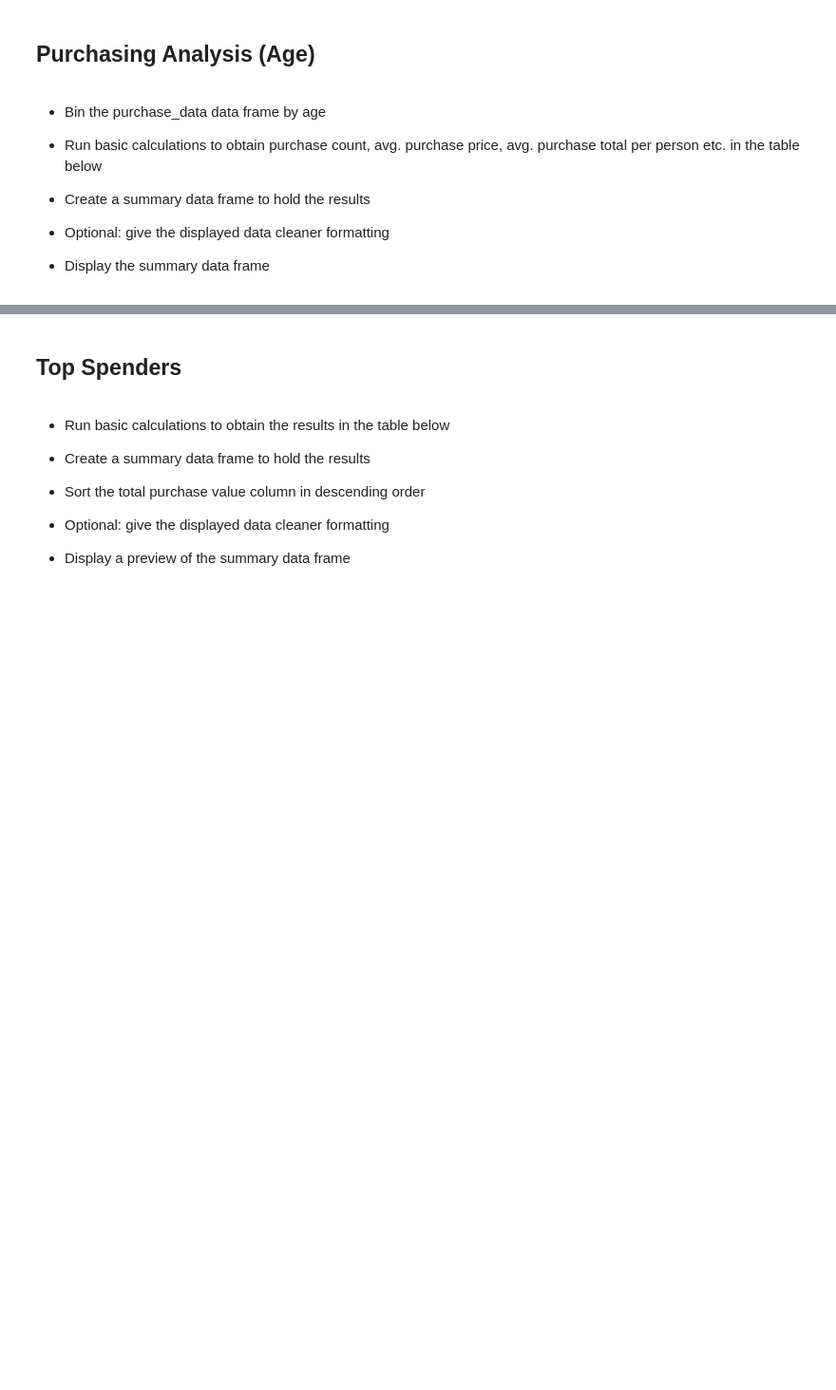
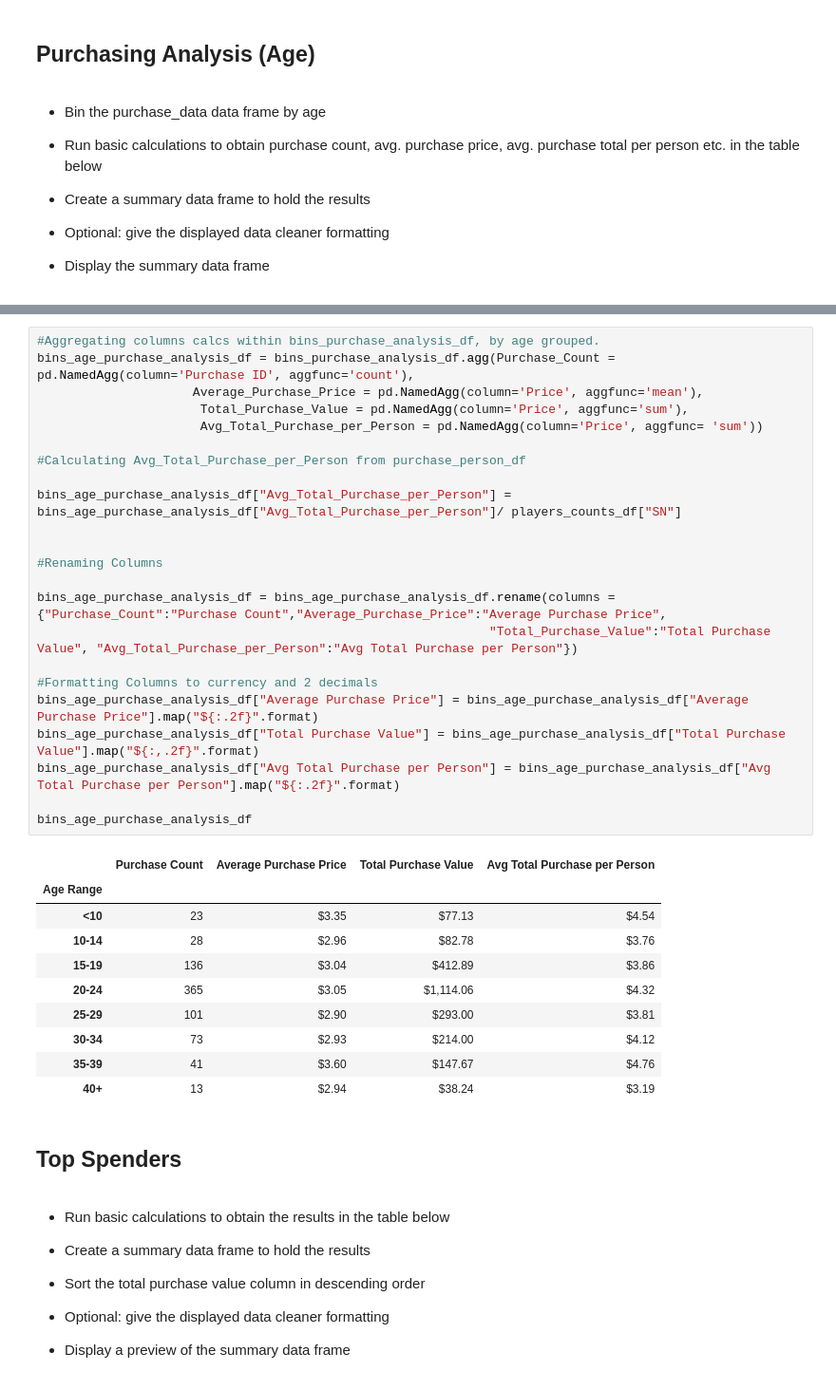
Before and after one commit to Mlara73/Pandas-Pymoly-Analysis, a Jupyter notebook: HeroesOfPymoli/HeroesOfPymoli_starter.ipynb, the cells around one changed output, grey strips where cells are left out. Shown at 95% size. Drawn from its saved outputs; the diff is of its cells as text; blank space fills up the shorter version.

```diff
--- a/HeroesOfPymoli/HeroesOfPymoli_starter.ipynb
+++ b/HeroesOfPymoli/HeroesOfPymoli_starter.ipynb
@@ -370,3 +384,37 @@ players_counts_df
+# %%
+#Aggregating columns calcs within bins_purchase_analysis_df, by age grouped.
+bins_age_purchase_analysis_df = bins_purchase_analysis_df.agg(Purchase_Count = pd.NamedAgg(column='Purchase ID', aggfunc='count'),
+                     Average_Purchase_Price = pd.NamedAgg(column='Price', aggfunc='mean'),
+                      Total_Purchase_Value = pd.NamedAgg(column='Price', aggfunc='sum'),
+                      Avg_Total_Purchase_per_Person = pd.NamedAgg(column='Price', aggfunc= 'sum'))
+
+#Calculating Avg_Total_Purchase_per_Person from purchase_person_df
+
+bins_age_purchase_analysis_df["Avg_Total_Purchase_per_Person"] = bins_age_purchase_analysis_df["Avg_Total_Purchase_per_Person"]/ players_counts_df["SN"]
+
+
+#Renaming Columns
+
+bins_age_purchase_analysis_df = bins_age_purchase_analysis_df.rename(columns = {"Purchase_Count":"Purchase Count","Average_Purchase_Price":"Average Purchase Price",
+                                                             "Total_Purchase_Value":"Total Purchase Value", "Avg_Total_Purchase_per_Person":"Avg Total Purchase per Person"})
+
+#Formatting Columns to currency and 2 decimals
+bins_age_purchase_analysis_df["Average Purchase Price"] = bins_age_purchase_analysis_df["Average Purchase Price"].map("${:.2f}".format)
+bins_age_purchase_analysis_df["Total Purchase Value"] = bins_age_purchase_analysis_df["Total Purchase Value"].map("${:,.2f}".format)
+bins_age_purchase_analysis_df["Avg Total Purchase per Person"] = bins_age_purchase_analysis_df["Avg Total Purchase per Person"].map("${:.2f}".format)
+
+bins_age_purchase_analysis_df
+# %% [output]
+|  | Purchase Count | Average Purchase Price | Total Purchase Value | Avg Total Purchase per Person |
+| Age Range |  |  |  |  |
+| <10 | 23 | $3.35 | $77.13 | $4.54 |
+| 10-14 | 28 | $2.96 | $82.78 | $3.76 |
+| 15-19 | 136 | $3.04 | $412.89 | $3.86 |
+| 20-24 | 365 | $3.05 | $1,114.06 | $4.32 |
+| 25-29 | 101 | $2.90 | $293.00 | $3.81 |
+| 30-34 | 73 | $2.93 | $214.00 | $4.12 |
+| 35-39 | 41 | $3.60 | $147.67 | $4.76 |
+| 40+ | 13 | $2.94 | $38.24 | $3.19 |
 # %% [markdown]
 ## Top Spenders
 # %% [markdown]
```
Also changed, not shown: parts of 4 cells of this notebook.
